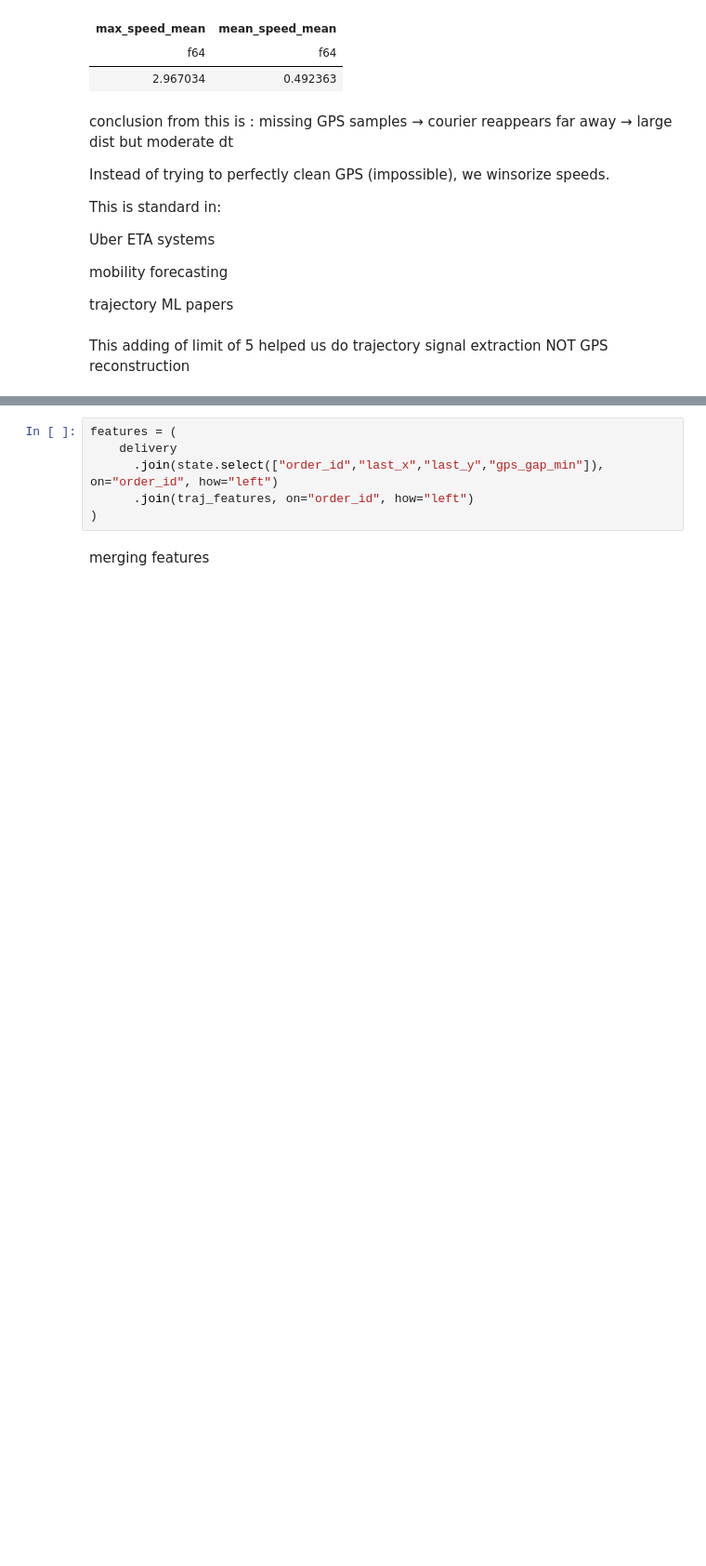
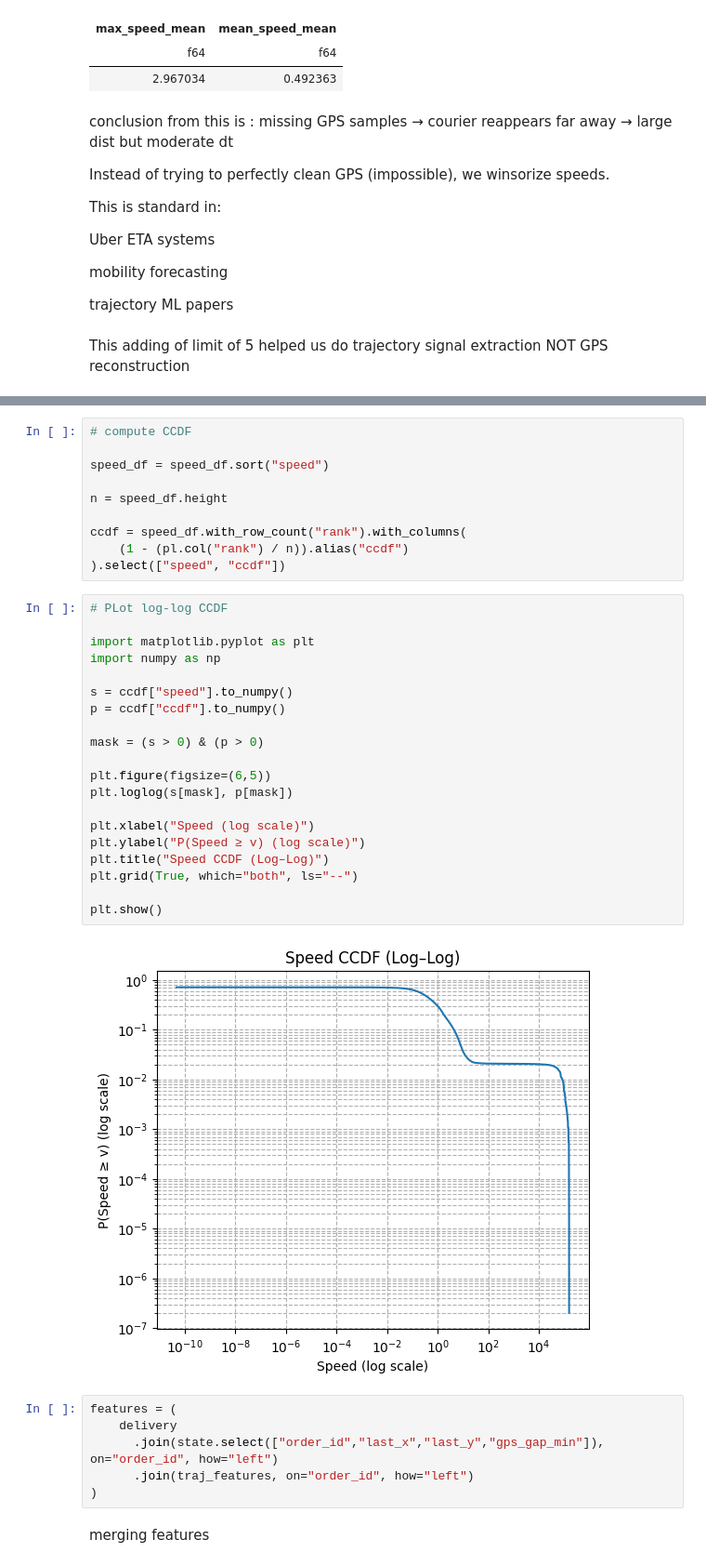
Before and after one commit to aymuos/starship, a Jupyter notebook: fundamental_EDA/actuallyWorking/feature_creator.ipynb, the cells around one changed output, grey strips where cells are left out. Shown at 93% size. Cells and saved outputs as stored; diff of their text form; blank space fills up the shorter version.

```diff
--- a/fundamental_EDA/actuallyWorking/feature_creator.ipynb
+++ b/fundamental_EDA/actuallyWorking/feature_creator.ipynb
@@ -395,3 +504,35 @@ NOT GPS reconstruction
+# %%
+# compute CCDF
+
+speed_df = speed_df.sort("speed")
+
+n = speed_df.height
+
+ccdf = speed_df.with_row_count("rank").with_columns(
+    (1 - (pl.col("rank") / n)).alias("ccdf")
+).select(["speed", "ccdf"])
+# %%
+# PLot log-log CCDF
+
+import matplotlib.pyplot as plt
+import numpy as np
+
+s = ccdf["speed"].to_numpy()
+p = ccdf["ccdf"].to_numpy()
+
+mask = (s > 0) & (p > 0)
+
+plt.figure(figsize=(6,5))
+plt.loglog(s[mask], p[mask])
+
+plt.xlabel("Speed (log scale)")
+plt.ylabel("P(Speed ≥ v) (log scale)")
+plt.title("Speed CCDF (Log–Log)")
+plt.grid(True, which="both", ls="--")
+
+plt.show()
+# %% [output]
+[figure, added]
 # %%
 features = (
     delivery
```
Also changed, not shown: parts of 33 cells of this notebook.
